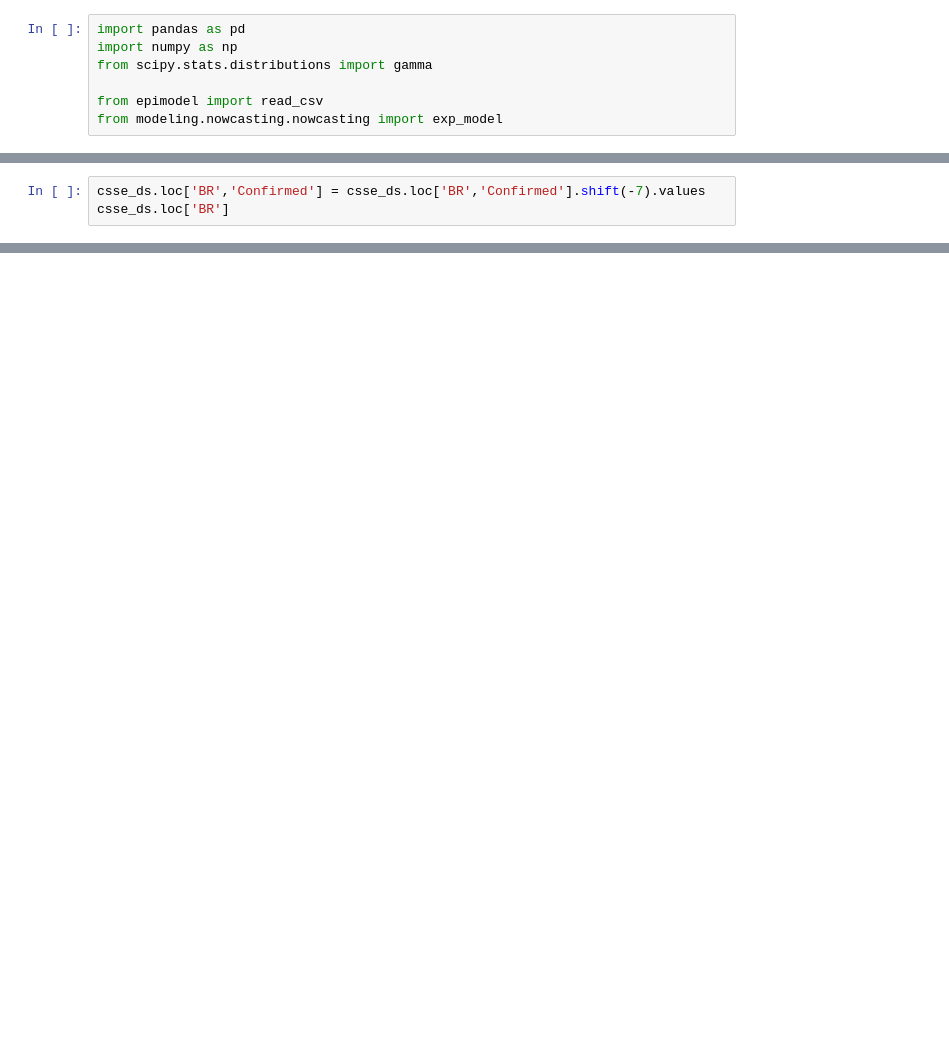
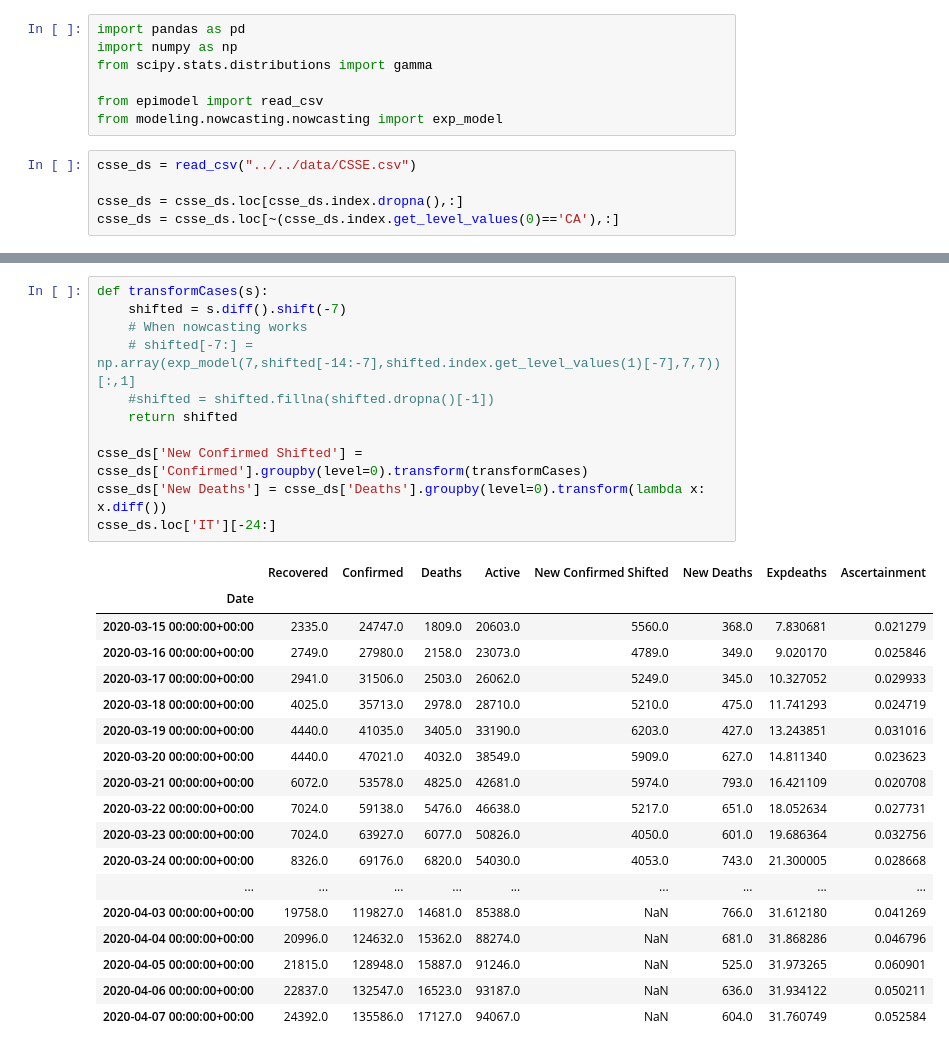
Before and after one commit to jsalvatier/epimodel, a Jupyter notebook: notebooks/djohnston/Cases_from_deaths.ipynb, the cells around one changed output, grey strips where cells are left out. Cells and saved outputs as stored; diff of their text form; blank space fills up the shorter version.

Commit message:
Cases from deaths model

```diff
--- a/notebooks/djohnston/Cases_from_deaths.ipynb
+++ b/notebooks/djohnston/Cases_from_deaths.ipynb
@@ -5,3 +5,8 @@ from scipy.stats.distributions import gamma
 
 from epimodel import read_csv
 from modeling.nowcasting.nowcasting import exp_model
+# %%
+csse_ds = read_csv("../../data/CSSE.csv")
+
+csse_ds = csse_ds.loc[csse_ds.index.dropna(),:]
+csse_ds = csse_ds.loc[~(csse_ds.index.get_level_values(0)=='CA'),:]
@@ -14,3 +18,0 @@ DEATHS_DAYS = np.array([ICL_ITD.cdf(a+1)-ICL_ITD.cdf(a) for a in range(61)])
-# %%
-csse_ds.loc['BR','Confirmed'] = csse_ds.loc['BR','Confirmed'].shift(-7).values
-csse_ds.loc['BR']
@@ -31,0 +28,30 @@ csse_ds.loc['BR']
+# %%
+def transformCases(s):
+    shifted = s.diff().shift(-7)
+    # When nowcasting works
+    # shifted[-7:] = np.array(exp_model(7,shifted[-14:-7],shifted.index.get_level_values(1)[-7],7,7))[:,1]
+    #shifted = shifted.fillna(shifted.dropna()[-1])
+    return shifted
+
+csse_ds['New Confirmed Shifted'] = csse_ds['Confirmed'].groupby(level=0).transform(transformCases)
+csse_ds['New Deaths'] = csse_ds['Deaths'].groupby(level=0).transform(lambda x: x.diff())
+csse_ds.loc['IT'][-24:]
+# %% [output]
+|  | Recovered | Confirmed | Deaths | Active | New Confirmed Shifted | New Deaths | Expdeaths | Ascertainment |
+| Date |  |  |  |  |  |  |  |  |
+| 2020-03-15 00:00:00+00:00 | 2335.0 | 24747.0 | 1809.0 | 20603.0 | 5560.0 | 368.0 | 7.830681 | 0.021279 |
+| 2020-03-16 00:00:00+00:00 | 2749.0 | 27980.0 | 2158.0 | 23073.0 | 4789.0 | 349.0 | 9.020170 | 0.025846 |
+| 2020-03-17 00:00:00+00:00 | 2941.0 | 31506.0 | 2503.0 | 26062.0 | 5249.0 | 345.0 | 10.327052 | 0.029933 |
+| 2020-03-18 00:00:00+00:00 | 4025.0 | 35713.0 | 2978.0 | 28710.0 | 5210.0 | 475.0 | 11.741293 | 0.024719 |
+| 2020-03-19 00:00:00+00:00 | 4440.0 | 41035.0 | 3405.0 | 33190.0 | 6203.0 | 427.0 | 13.243851 | 0.031016 |
+| 2020-03-20 00:00:00+00:00 | 4440.0 | 47021.0 | 4032.0 | 38549.0 | 5909.0 | 627.0 | 14.811340 | 0.023623 |
+| 2020-03-21 00:00:00+00:00 | 6072.0 | 53578.0 | 4825.0 | 42681.0 | 5974.0 | 793.0 | 16.421109 | 0.020708 |
+| 2020-03-22 00:00:00+00:00 | 7024.0 | 59138.0 | 5476.0 | 46638.0 | 5217.0 | 651.0 | 18.052634 | 0.027731 |
+| 2020-03-23 00:00:00+00:00 | 7024.0 | 63927.0 | 6077.0 | 50826.0 | 4050.0 | 601.0 | 19.686364 | 0.032756 |
+| 2020-03-24 00:00:00+00:00 | 8326.0 | 69176.0 | 6820.0 | 54030.0 | 4053.0 | 743.0 | 21.300005 | 0.028668 |
+| ... | ... | ... | ... | ... | ... | ... | ... | ... |
+| 2020-04-03 00:00:00+00:00 | 19758.0 | 119827.0 | 14681.0 | 85388.0 | NaN | 766.0 | 31.612180 | 0.041269 |
+| 2020-04-04 00:00:00+00:00 | 20996.0 | 124632.0 | 15362.0 | 88274.0 | NaN | 681.0 | 31.868286 | 0.046796 |
+| 2020-04-05 00:00:00+00:00 | 21815.0 | 128948.0 | 15887.0 | 91246.0 | NaN | 525.0 | 31.973265 | 0.060901 |
+| 2020-04-06 00:00:00+00:00 | 22837.0 | 132547.0 | 16523.0 | 93187.0 | NaN | 636.0 | 31.934122 | 0.050211 |
+| 2020-04-07 00:00:00+00:00 | 24392.0 | 135586.0 | 17127.0 | 94067.0 | NaN | 604.0 | 31.760749 | 0.052584 |
```
Also changed, not shown: parts of 11 cells of this notebook, 1 other file.
